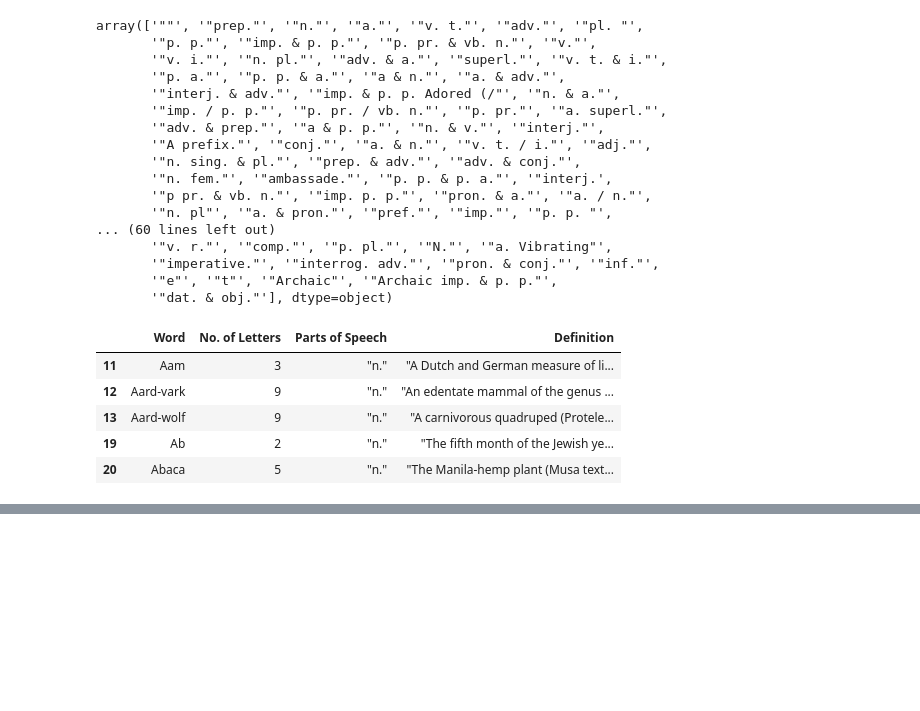
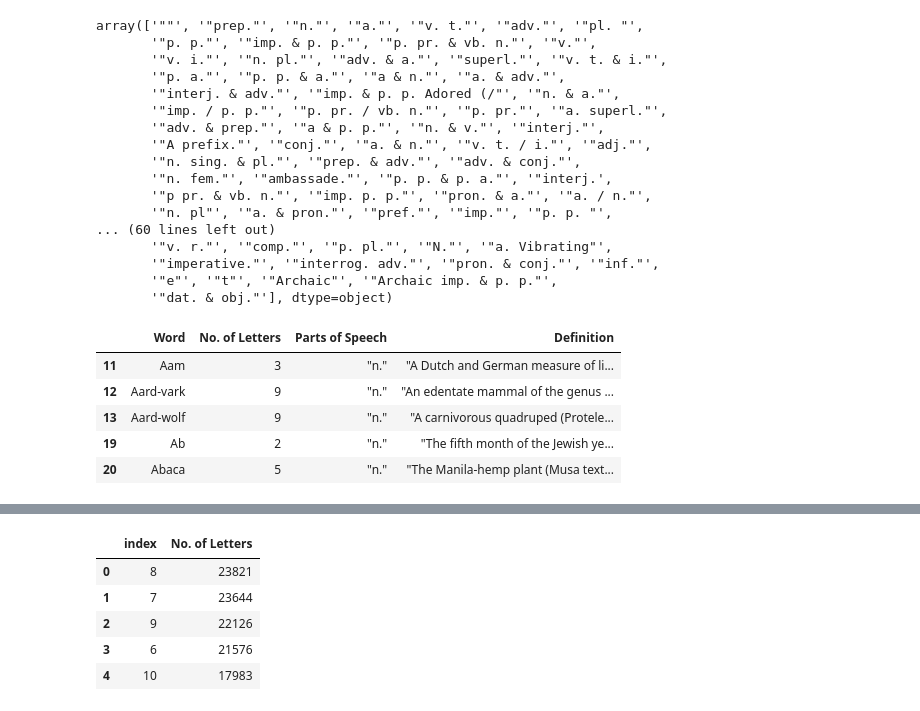
Before and after one commit to tinalina1003/EnglishDictionaryAnalysis, a Jupyter notebook: english_data.ipynb, the cells around one changed output, grey strips where cells are left out. Saved outputs shown, nothing was run; the diff lists cells and outputs as text; code cells hidden in the pictures; blank space fills up the shorter version.

```diff
--- a/english_data.ipynb
+++ b/english_data.ipynb
@@ -93,0 +119,12 @@ nouns_df.head()
+# %%
+most_num_letters_df = pd.DataFrame({"No. of Letters": common_no_of_letters})
+# create new col by using the current index (which is number of letters) into its own col and reset index
+most_num_letters_df = most_num_letters_df.reset_index()
+most_num_letters_df.head()
+# %% [output]
+|  | index | No. of Letters |
+| 0 | 8 | 23821 |
+| 1 | 7 | 23644 |
+| 2 | 9 | 22126 |
+| 3 | 6 | 21576 |
+| 4 | 10 | 17983 |
```
Also changed, not shown: parts of 6 cells of this notebook.
